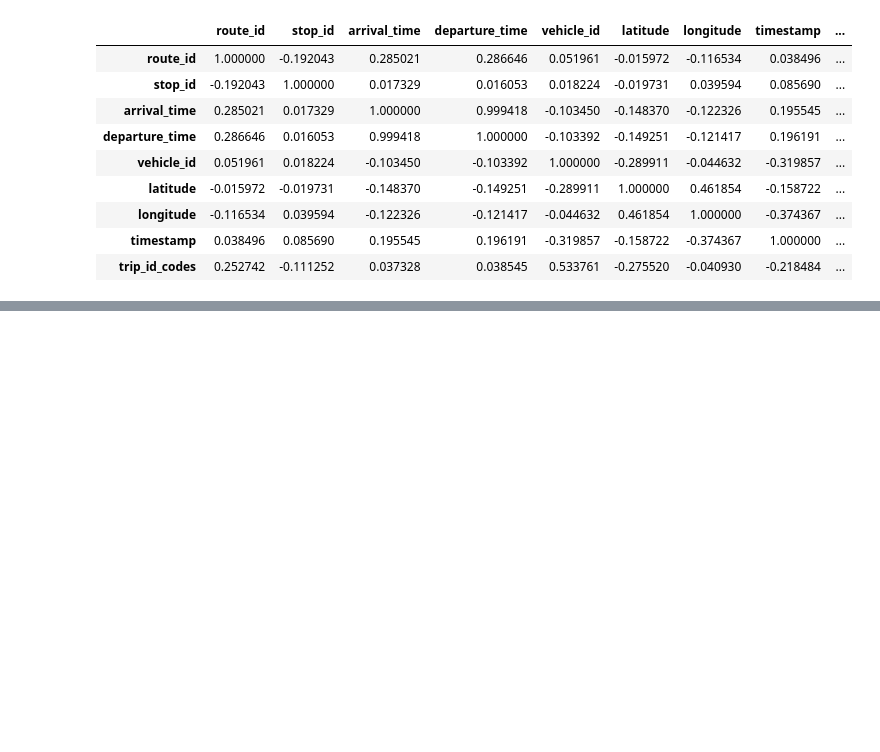
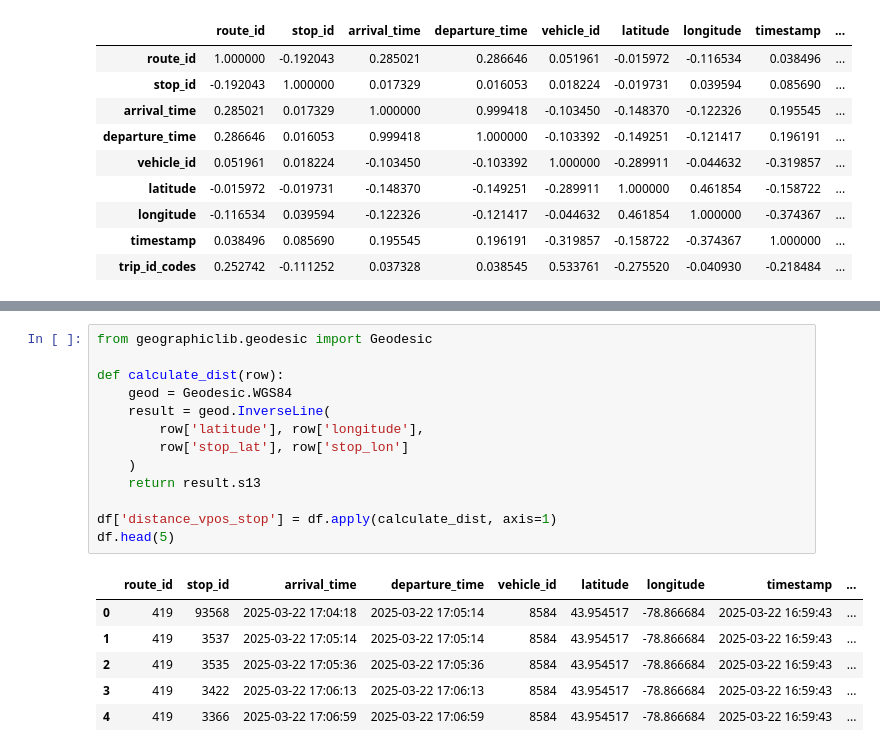
Before and after one commit to RamiyanGangatharan/DC_HACKATHON_2025, a Jupyter notebook: scripts/trip_updates.ipynb, the cells around one changed output, grey strips where cells are left out. Drawn from its saved outputs; the diff is of its cells as text; blank space fills up the shorter version.

```diff
--- a/scripts/trip_updates.ipynb
+++ b/scripts/trip_updates.ipynb
@@ -79,0 +87,20 @@ sns.heatmap(df.corr())
+# %%
+from geographiclib.geodesic import Geodesic
+
+def calculate_dist(row):
+    geod = Geodesic.WGS84
+    result = geod.InverseLine(
+        row['latitude'], row['longitude'],
+        row['stop_lat'], row['stop_lon']
+    )
+    return result.s13
+
+df['distance_vpos_stop'] = df.apply(calculate_dist, axis=1)
+df.head(5)
+# %% [output]
+|  | route_id | stop_id | arrival_time | departure_time | vehicle_id | latitude | longitude | timestamp | ... |
+| 0 | 419 | 93568 | 2025-03-22 17:04:18 | 2025-03-22 17:05:14 | 8584 | 43.954517 | -78.866684 | 2025-03-22 16:59:43 | ... |
+| 1 | 419 | 3537 | 2025-03-22 17:05:14 | 2025-03-22 17:05:14 | 8584 | 43.954517 | -78.866684 | 2025-03-22 16:59:43 | ... |
+| 2 | 419 | 3535 | 2025-03-22 17:05:36 | 2025-03-22 17:05:36 | 8584 | 43.954517 | -78.866684 | 2025-03-22 16:59:43 | ... |
+| 3 | 419 | 3422 | 2025-03-22 17:06:13 | 2025-03-22 17:06:13 | 8584 | 43.954517 | -78.866684 | 2025-03-22 16:59:43 | ... |
+| 4 | 419 | 3366 | 2025-03-22 17:06:59 | 2025-03-22 17:06:59 | 8584 | 43.954517 | -78.866684 | 2025-03-22 16:59:43 | ... |
```
Also changed, not shown: parts of 14 cells of this notebook.
